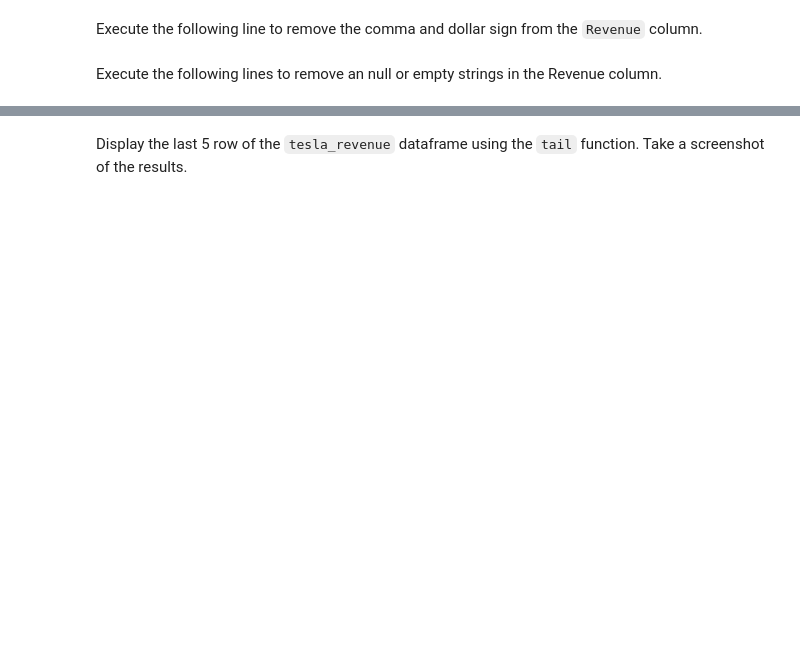
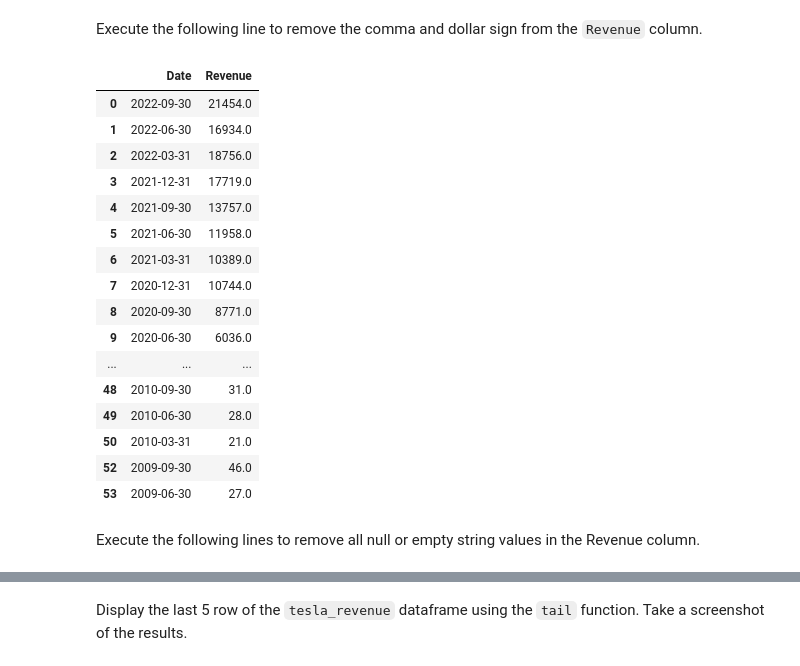
Before and after one commit to plurb/Data-Science-Labs, a Jupyter notebook: notebooks/Final Assignment.ipynb, the cells around one changed output, grey strips where cells are left out. Drawn from its saved outputs; the diff is of its cells as text; code cells hidden in the pictures; blank space fills up the shorter version.

```diff
--- a/notebooks/Final Assignment.ipynb
+++ b/notebooks/Final Assignment.ipynb
@@ -91,3 +132,30 @@ tesla_revenue["Revenue"] = tesla_revenue['Revenue'].str.replace(',|\$',"")
+# %%
+col1 = tesla_revenue.keys()[0]
+col2 = tesla_revenue.keys()[1]
+tesla_revenue.rename(columns={col1: "Date", col2: "Revenue"}, inplace=True)  # rename columns, in place
+tesla_revenue = tesla_revenue.loc[:,~tesla_revenue.columns.duplicated()].copy()  # remove duplicate columns
+
+# remove $ and , from revenue strings, then convert to float value.
+tesla_revenue["Revenue"] = [float(str(s).replace("$", "").replace(",", "")) for s in tesla_revenue["Revenue"]]
+tesla_revenue
+# %% [output]
+|  | Date | Revenue |
+| 0 | 2022-09-30 | 21454.0 |
+| 1 | 2022-06-30 | 16934.0 |
+| 2 | 2022-03-31 | 18756.0 |
+| 3 | 2021-12-31 | 17719.0 |
+| 4 | 2021-09-30 | 13757.0 |
+| 5 | 2021-06-30 | 11958.0 |
+| 6 | 2021-03-31 | 10389.0 |
+| 7 | 2020-12-31 | 10744.0 |
+| 8 | 2020-09-30 | 8771.0 |
+| 9 | 2020-06-30 | 6036.0 |
+| ... | ... | ... |
+| 48 | 2010-09-30 | 31.0 |
+| 49 | 2010-06-30 | 28.0 |
+| 50 | 2010-03-31 | 21.0 |
+| 52 | 2009-09-30 | 46.0 |
+| 53 | 2009-06-30 | 27.0 |
 # %% [markdown]
-Execute the following lines to remove an null or empty strings in the Revenue column.
+Execute the following lines to remove all null or empty string values in the Revenue column.
 # %%
```
Also changed, not shown: parts of 19 cells of this notebook.
